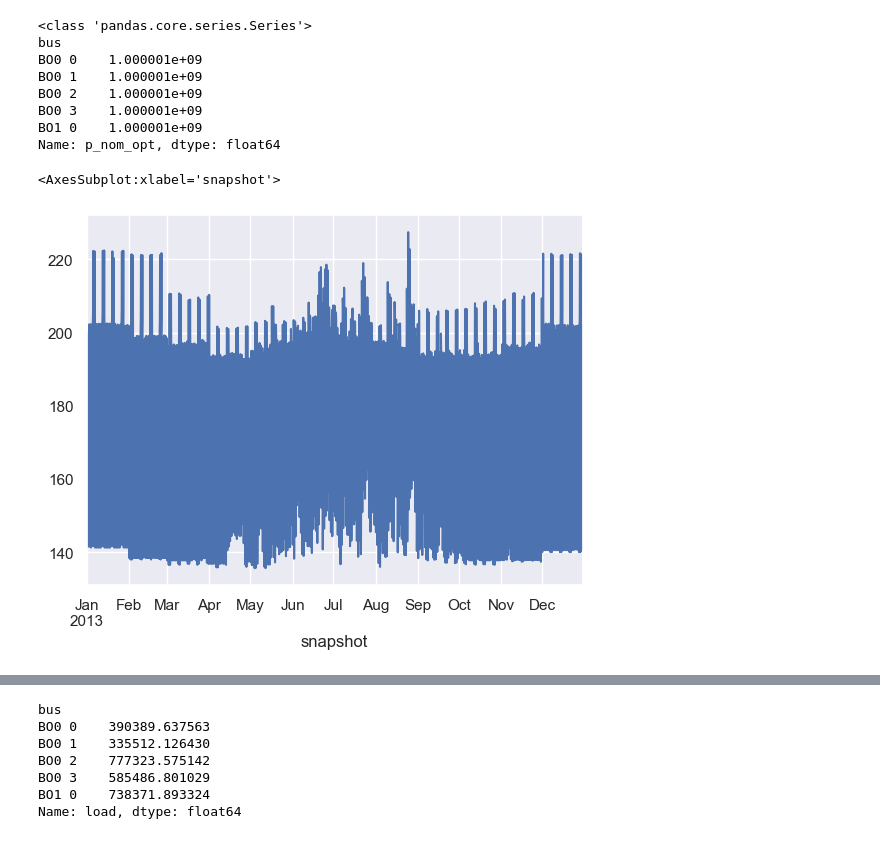
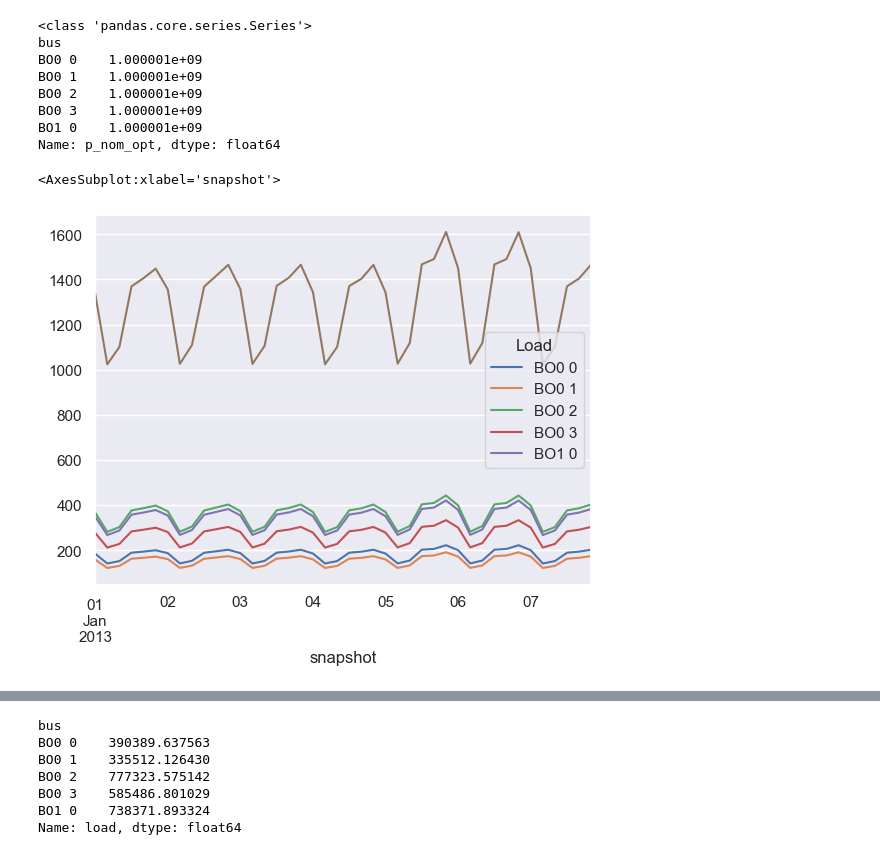
Before and after one commit to carlosfv92/pypsa-africa, a Jupyter notebook: Result_analysis/0_solve_network_results_BO.ipynb, the cells around one changed output, grey strips where cells are left out. Cells and saved outputs as stored; diff of their text form; code cells hidden in the pictures.

```diff
--- a/Result_analysis/0_solve_network_results_BO.ipynb
+++ b/Result_analysis/0_solve_network_results_BO.ipynb
@@ -361,10 +419,14 @@ BO0 3    1.000001e+09
 BO1 0    1.000001e+09
 Name: p_nom_opt, dtype: float64
 # %%
-n.loads_t.p_set.loc["2013-01-01":"2013-12-30","BO0 0"].plot()
+#n.loads_t.p_set.loc["2013-01-01":"2013-12-30","BO0 0"].plot()
+
+n.loads_t.p_set.loc["2013-01-01":"2013-01-07",:].plot()
+
+n.loads_t.p_set.loc["2013-01-01":"2013-01-07",:].sum(axis=1).plot()
 # %% [output]
 <AxesSubplot:xlabel='snapshot'>
-[figure, old version]
+[figure, new version]
 # %%
 print(n.loads_t.p_set.sum())
 
```
Also changed, not shown: parts of 36 cells of this notebook, 3 other files.
